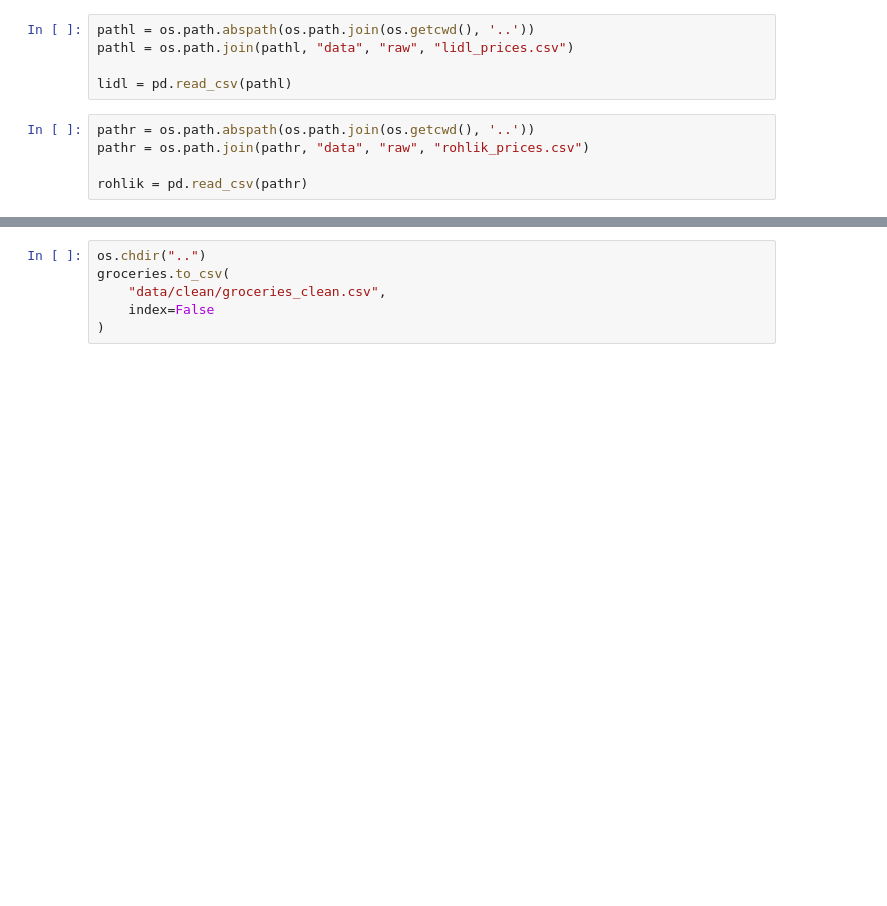
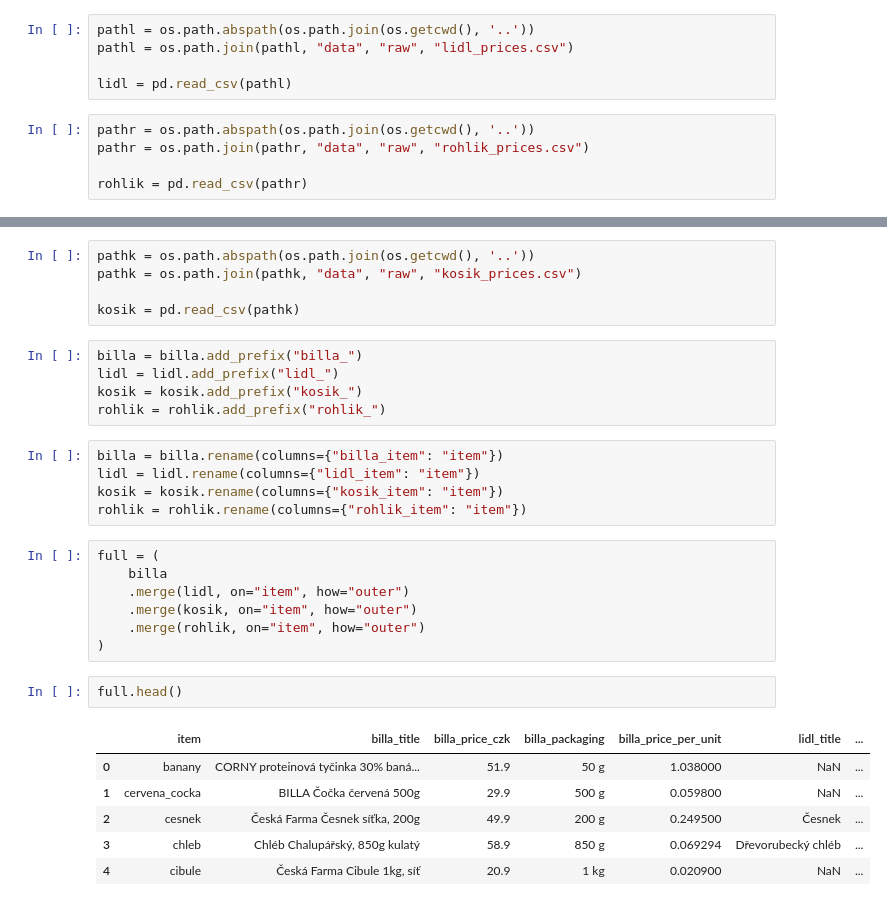
Before and after one commit to haeronwen/project, a Jupyter notebook: source_code/4_groceries_cleaner.ipynb, the cells around one changed output, grey strips where cells are left out. Drawn from its saved outputs; the diff is of its cells as text; blank space fills up the shorter version.

```diff
--- a/source_code/4_groceries_cleaner.ipynb
+++ b/source_code/4_groceries_cleaner.ipynb
@@ -181,6 +26,31 @@ np.float64(1043.68)
-# %%
-os.chdir("..")
-groceries.to_csv(
-    "data/clean/groceries_clean.csv",
-    index=False
-)
+# %%
+pathk = os.path.abspath(os.path.join(os.getcwd(), '..'))
+pathk = os.path.join(pathk, "data", "raw", "kosik_prices.csv")
+
+kosik = pd.read_csv(pathk)
+# %%
+billa = billa.add_prefix("billa_")
+lidl = lidl.add_prefix("lidl_")
+kosik = kosik.add_prefix("kosik_")
+rohlik = rohlik.add_prefix("rohlik_")
+# %%
+billa = billa.rename(columns={"billa_item": "item"})
+lidl = lidl.rename(columns={"lidl_item": "item"})
+kosik = kosik.rename(columns={"kosik_item": "item"})
+rohlik = rohlik.rename(columns={"rohlik_item": "item"})
+# %%
+full = (
+    billa
+    .merge(lidl, on="item", how="outer")
+    .merge(kosik, on="item", how="outer")
+    .merge(rohlik, on="item", how="outer")
+)
+# %%
+full.head()
+# %% [output]
+|  | item | billa_title | billa_price_czk | billa_packaging | billa_price_per_unit | lidl_title | ... |
+| 0 | banany | CORNY proteinová tyčinka 30% baná... | 51.9 | 50 g | 1.038000 | NaN | ... |
+| 1 | cervena_cocka | BILLA Čočka červená 500g | 29.9 | 500 g | 0.059800 | NaN | ... |
+| 2 | cesnek | Česká Farma Česnek síťka, 200g | 49.9 | 200 g | 0.249500 | Česnek | ... |
+| 3 | chleb | Chléb Chalupářský, 850g kulatý | 58.9 | 850 g | 0.069294 | Dřevorubecký chléb | ... |
+| 4 | cibule | Česká Farma Cibule 1kg, síť | 20.9 | 1 kg | 0.020900 | NaN | ... |
```
Also changed, not shown: parts of 18 cells of this notebook, 4 other files.
